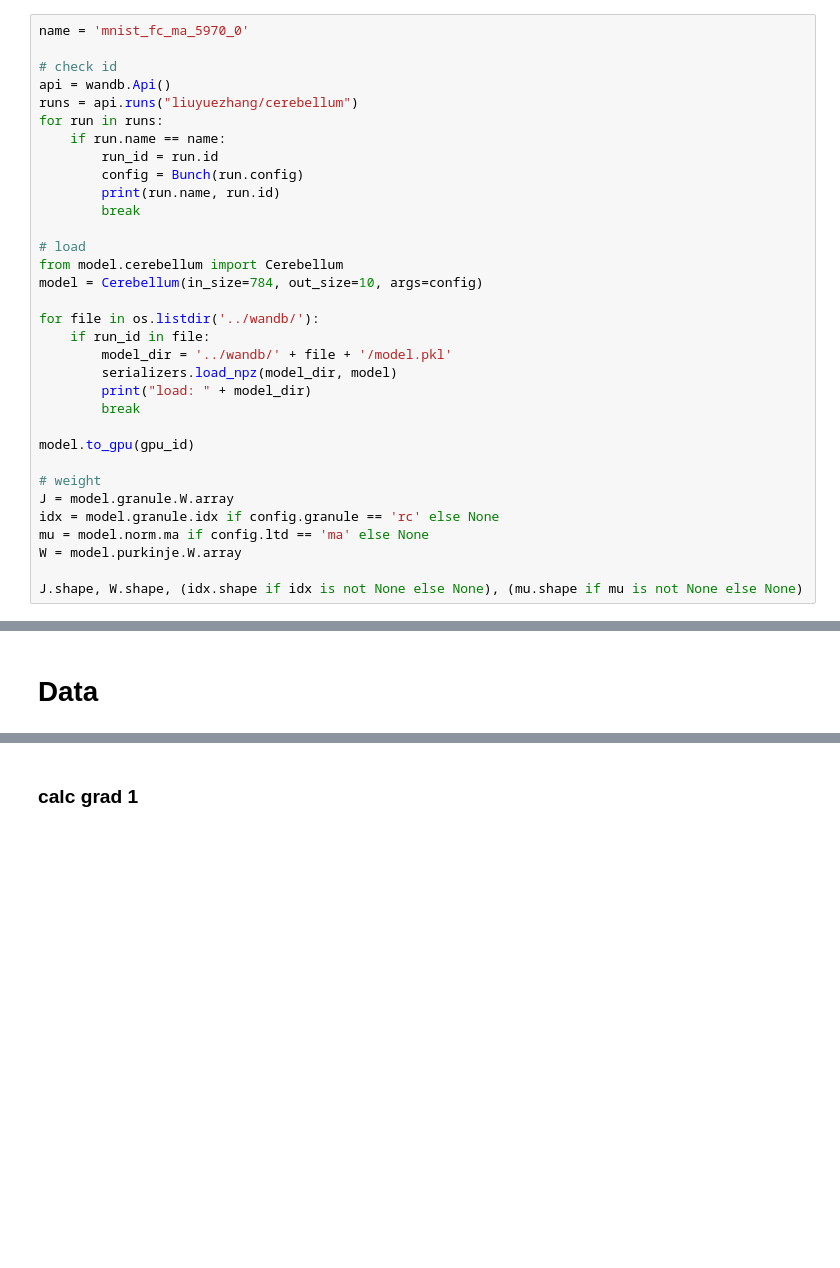
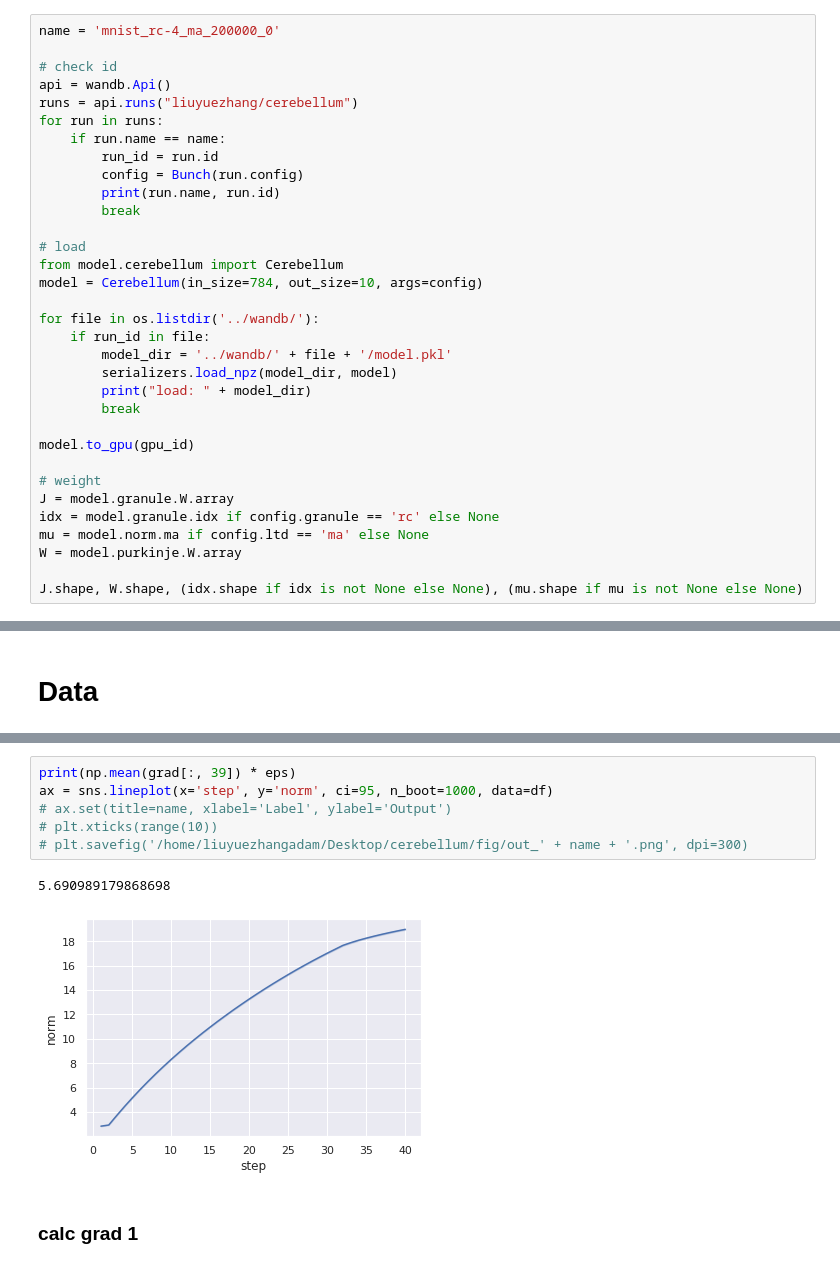
Before and after one commit to liuyuezhang/cerebellum, a Jupyter notebook: notebook/analysis.ipynb, the cells around one changed output, grey strips where cells are left out. Saved outputs shown, nothing was run; the diff lists cells and outputs as text; blank space fills up the shorter version.

```diff
--- a/notebook/analysis.ipynb
+++ b/notebook/analysis.ipynb
@@ -41,7 +41,7 @@ gpu_id = 0
 # %% [markdown]
 # Model
 # %%
-name = 'mnist_fc_ma_5970_0'
+name = 'mnist_rc-4_ma_200000_0'
 
 # check id
 api = wandb.Api()
@@ -239,3 +253,12 @@ eps: 0.30000004
+# %%
+print(np.mean(grad[:, 39]) * eps)
+ax = sns.lineplot(x='step', y='norm', ci=95, n_boot=1000, data=df)
+# ax.set(title=name, xlabel='Label', ylabel='Output')
+# plt.xticks(range(10))
+# plt.savefig('/home/liuyuezhangadam/Desktop/cerebellum/fig/out_' + name + '.png', dpi=300)
+# %% [output]
+5.690989179868698
+[figure, added]
 # %% [markdown]
 ### calc grad 1
 # %%
```
Also changed, not shown: parts of 24 cells of this notebook, 3 other files.
